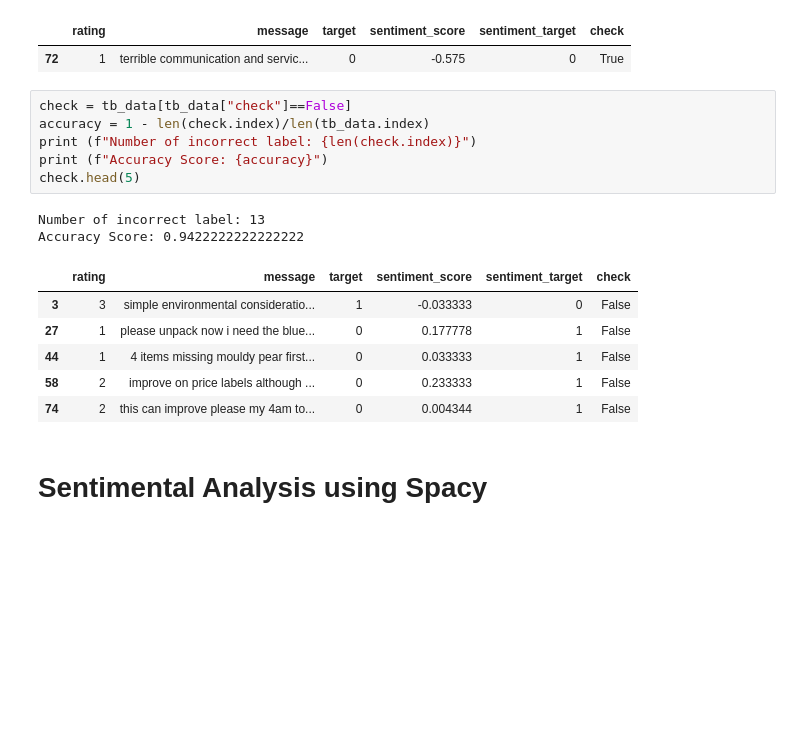
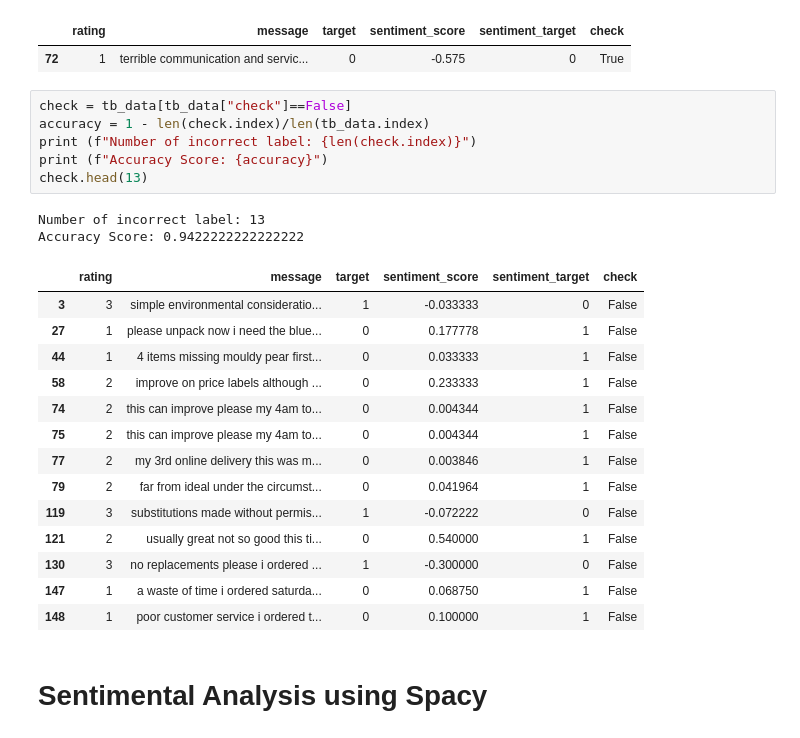
Before and after one commit to jimmyyenddk/DataScience, a Jupyter notebook: Review Data Analysis (NLP)/Review Analysis.ipynb, the cells around one changed output. Drawn from its saved outputs; the diff is of its cells as text; blank space fills up the shorter version.

```diff
--- a/Review Data Analysis (NLP)/Review Analysis.ipynb
+++ b/Review Data Analysis (NLP)/Review Analysis.ipynb
@@ -366,18 +366,26 @@ lowest_comment
 # %%
 check = tb_data[tb_data["check"]==False]
 accuracy = 1 - len(check.index)/len(tb_data.index)
 print (f"Number of incorrect label: {len(check.index)}")
 print (f"Accuracy Score: {accuracy}")
-check.head(5)
+check.head(13)
 # %% [output]
 Number of incorrect label: 13
 Accuracy Score: 0.9422222222222222
 |  | rating | message | target | sentiment_score | sentiment_target | check |
 | 3 | 3 | simple environmental consideratio... | 1 | -0.033333 | 0 | False |
 | 27 | 1 | please unpack now i need the blue... | 0 | 0.177778 | 1 | False |
 | 44 | 1 | 4 items missing mouldy pear first... | 0 | 0.033333 | 1 | False |
 | 58 | 2 | improve on price labels although ... | 0 | 0.233333 | 1 | False |
 | 74 | 2 | this can improve please my 4am to... | 0 | 0.004344 | 1 | False |
+| 75 | 2 | this can improve please my 4am to... | 0 | 0.004344 | 1 | False |
+| 77 | 2 | my 3rd online delivery this was m... | 0 | 0.003846 | 1 | False |
+| 79 | 2 | far from ideal under the circumst... | 0 | 0.041964 | 1 | False |
+| 119 | 3 | substitutions made without permis... | 1 | -0.072222 | 0 | False |
+| 121 | 2 | usually great not so good this ti... | 0 | 0.540000 | 1 | False |
+| 130 | 3 | no replacements please i ordered ... | 1 | -0.300000 | 0 | False |
+| 147 | 1 | a waste of time i ordered saturda... | 0 | 0.068750 | 1 | False |
+| 148 | 1 | poor customer service i ordered t... | 0 | 0.100000 | 1 | False |
 # %% [markdown]
 # Sentimental Analysis using Spacy
 # %%
```
Also changed, not shown: 1 other file.
